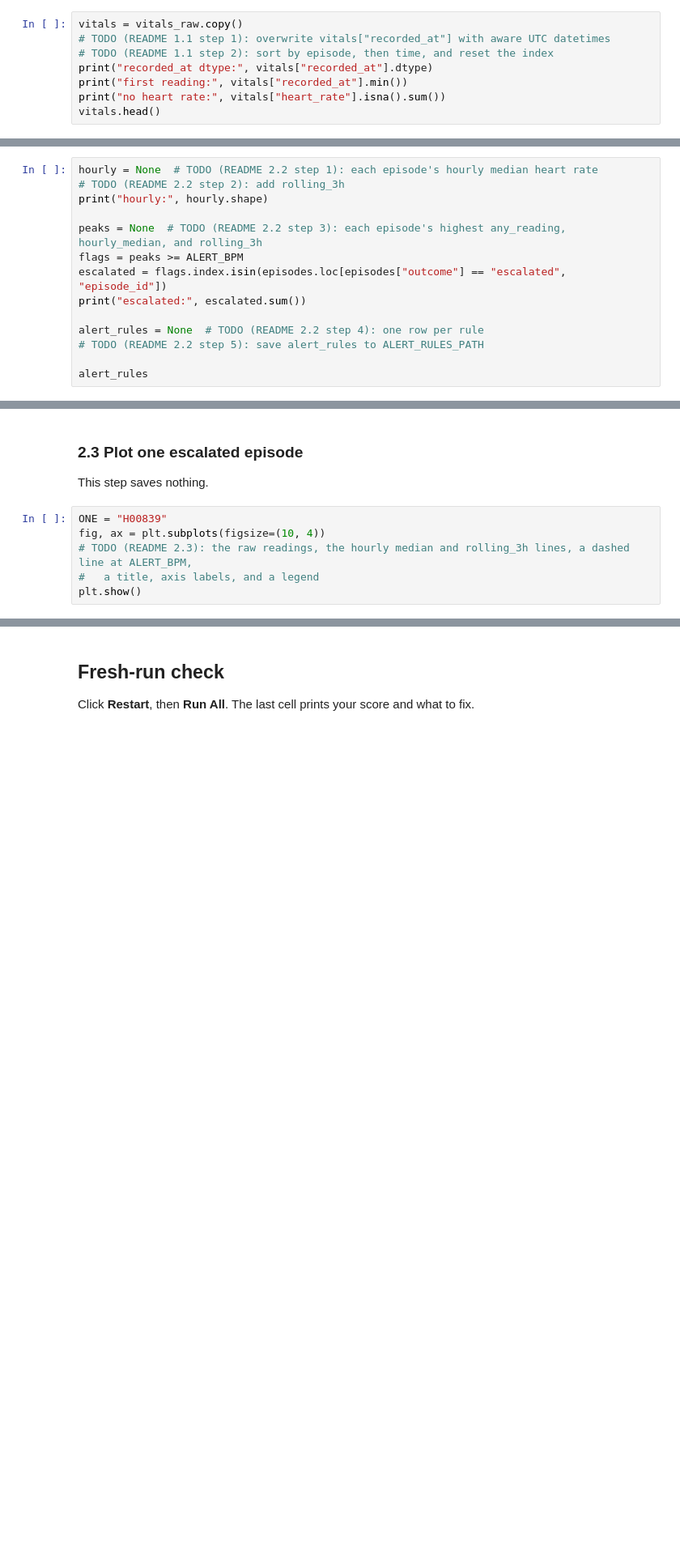
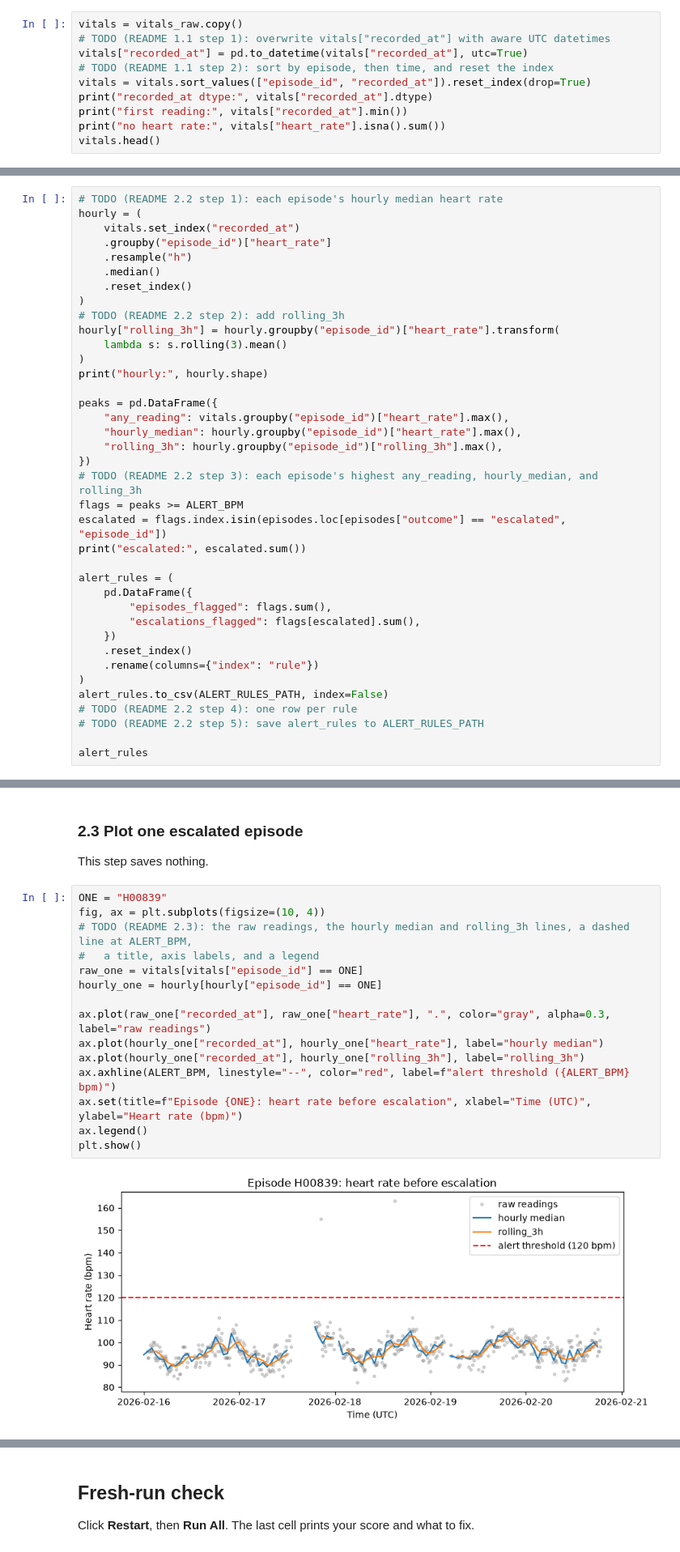
Before and after one commit to Qiyun506/ds217-26f-09, a Jupyter notebook: assignment.ipynb, the cells around one changed output, grey strips where cells are left out. Shown at 81% size. Saved outputs shown, nothing was run; the diff lists cells and outputs as text; blank space fills up the shorter version.

```diff
--- a/assignment.ipynb
+++ b/assignment.ipynb
@@ -60,7 +73,9 @@ This step saves nothing.
 # %%
 vitals = vitals_raw.copy()
 # TODO (README 1.1 step 1): overwrite vitals["recorded_at"] with aware UTC datetimes
+vitals["recorded_at"] = pd.to_datetime(vitals["recorded_at"], utc=True)
 # TODO (README 1.1 step 2): sort by episode, then time, and reset the index
+vitals = vitals.sort_values(["episode_id", "recorded_at"]).reset_index(drop=True)
 print("recorded_at dtype:", vitals["recorded_at"].dtype)
 print("first reading:", vitals["recorded_at"].min())
 print("no heart rate:", vitals["heart_rate"].isna().sum())
@@ -113,16 +209,40 @@ coverage.head()
 > **Checkpoint: `output/alert_rules.csv`**
 > The header line `rule,episodes_flagged,escalations_flagged`, then 3 rows, one per rule. `any_reading,1211,138` is the first. The hourly median flags about one episode in 20 and the rolling rule about half as many. Compare how many of each rule's flags are escalations, and how many of the 179 escalations each rule misses: a fever or a fast atrial fibrillation raises the heart rate and settles at home, and some patients get worse without a fast heart rate.
 # %%
-hourly = None  # TODO (README 2.2 step 1): each episode's hourly median heart rate
+# TODO (README 2.2 step 1): each episode's hourly median heart rate
+hourly = (
+    vitals.set_index("recorded_at")
+    .groupby("episode_id")["heart_rate"]
+    .resample("h")
+    .median()
+    .reset_index()
+)
 # TODO (README 2.2 step 2): add rolling_3h
+hourly["rolling_3h"] = hourly.groupby("episode_id")["heart_rate"].transform(
+    lambda s: s.rolling(3).mean()
+)
 print("hourly:", hourly.shape)
 
-peaks = None  # TODO (README 2.2 step 3): each episode's highest any_reading, hourly_median, and rolling_3h
+peaks = pd.DataFrame({
+    "any_reading": vitals.groupby("episode_id")["heart_rate"].max(),
+    "hourly_median": hourly.groupby("episode_id")["heart_rate"].max(),
+    "rolling_3h": hourly.groupby("episode_id")["rolling_3h"].max(),
+})
+# TODO (README 2.2 step 3): each episode's highest any_reading, hourly_median, and rolling_3h
 flags = peaks >= ALERT_BPM
 escalated = flags.index.isin(episodes.loc[episodes["outcome"] == "escalated", "episode_id"])
 print("escalated:", escalated.sum())
 
-alert_rules = None  # TODO (README 2.2 step 4): one row per rule
+alert_rules = (
+    pd.DataFrame({
+        "episodes_flagged": flags.sum(),
+        "escalations_flagged": flags[escalated].sum(),
+    })
+    .reset_index()
+    .rename(columns={"index": "rule"})
+)
+alert_rules.to_csv(ALERT_RULES_PATH, index=False)
+# TODO (README 2.2 step 4): one row per rule
 # TODO (README 2.2 step 5): save alert_rules to ALERT_RULES_PATH
 
 alert_rules
@@ -133,9 +260,20 @@ This step saves nothing.
 # %%
 ONE = "H00839"
 fig, ax = plt.subplots(figsize=(10, 4))
 # TODO (README 2.3): the raw readings, the hourly median and rolling_3h lines, a dashed line at ALERT_BPM,
 #   a title, axis labels, and a legend
+raw_one = vitals[vitals["episode_id"] == ONE]
+hourly_one = hourly[hourly["episode_id"] == ONE]
+
+ax.plot(raw_one["recorded_at"], raw_one["heart_rate"], ".", color="gray", alpha=0.3, label="raw readings")
+ax.plot(hourly_one["recorded_at"], hourly_one["heart_rate"], label="hourly median")
+ax.plot(hourly_one["recorded_at"], hourly_one["rolling_3h"], label="rolling_3h")
+ax.axhline(ALERT_BPM, linestyle="--", color="red", label=f"alert threshold ({ALERT_BPM} bpm)")
+ax.set(title=f"Episode {ONE}: heart rate before escalation", xlabel="Time (UTC)", ylabel="Heart rate (bpm)")
+ax.legend()
 plt.show()
+# %% [output]
+[figure, added]
 # %% [markdown]
 ## Task 3: Score each episode at 24 hours
 
```
Also changed, not shown: parts of 10 cells of this notebook, 7 other files.
